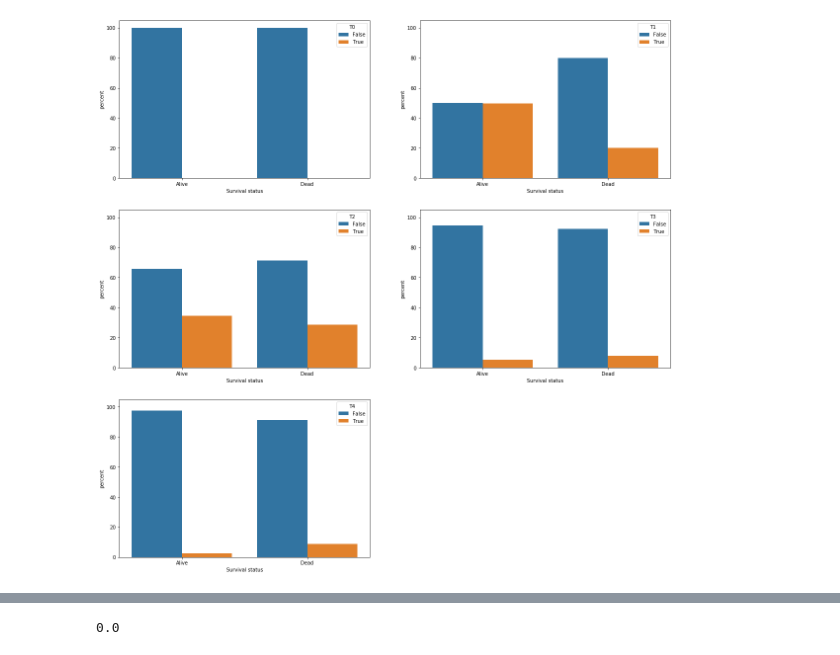
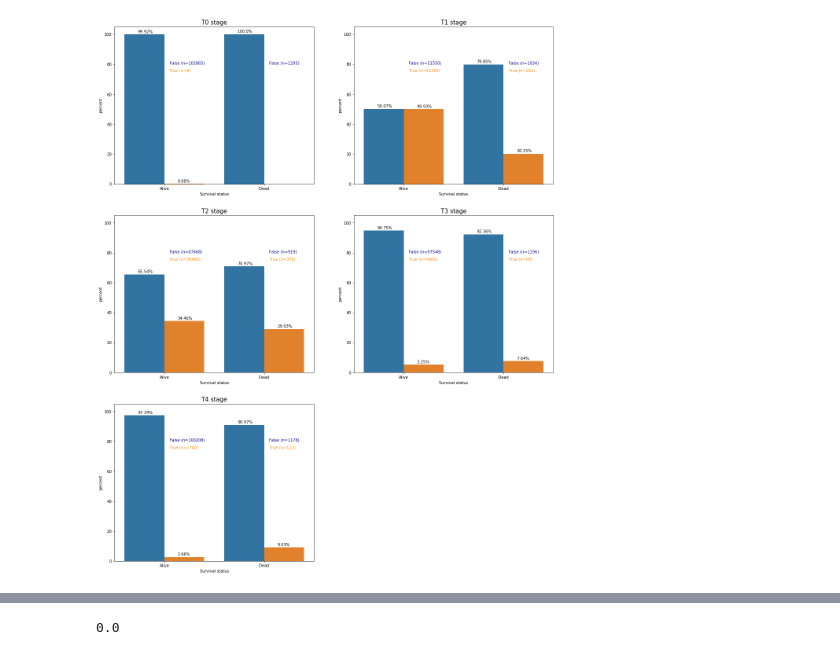
Before and after one commit to ElsaGH/TFM_Elsa_Garcia_Hernandez, a Jupyter notebook: Notebooks/Breast Cancer/6_Associations.ipynb, the cells around one changed output, grey strips where cells are left out. Cells and saved outputs as stored; diff of their text form; code cells hidden in the pictures.

```diff
--- a/Notebooks/Breast Cancer/6_Associations.ipynb
+++ b/Notebooks/Breast Cancer/6_Associations.ipynb
@@ -72,5 +66,0 @@ Memory used: 34.9 MB
-# %%
-for col in ['SEX', 'ETHNICITY']:
-    df[col] = df[col].astype('category')
-
-df.head()
@@ -236,17 +200,25 @@ ax = (df.groupby(x)[y]
  .mul(100)
  .rename('percent')
  .reset_index()
- .pipe((sns.catplot,'data'), x = x, y = 'percent', hue = y, kind = 'bar'))
+ .pipe((sns.catplot,'data'), x = x, y = 'percent', hue = y, kind = 'bar', legend=False))
 
-ax.set(xticklabels=['Alive','Dead'])
-ax.set(xlabel='Survival status')
+ax.ax.set_xticklabels(['Alive','Dead'])
+ax.ax.set_xlabel('Survival status', fontsize=12)
+ax.ax.set_title('Number of tumours per patient', fontsize=20)
 plt.gcf().set_size_inches(10,6)
+
 
 for p in ax.ax.patches:
     txt = str(p.get_height().round(2)) + '%'
     txt_x = p.get_x() + p.get_width() / 3
     txt_y = p.get_height() + 1
     ax.ax.text(txt_x,txt_y,txt)
+
+ax.ax.text(0.01, 80, "1 tumour (n=100493)", horizontalalignment='left', size='medium', color='darkblue')
+ax.ax.text(0.01, 76, "2 tumours (n=2407)", horizontalalignment='left', size='medium', color='darkorange')
+ax.ax.text(0.01, 72, "3 tumours (n=48)", horizontalalignment='left', size='medium', color='darkgreen')
+ax.ax.text(1, 80, "1 tumour (n=1281)", horizontalalignment='left', size='medium', color='darkblue')
+ax.ax.text(1, 76, "2 tumours (n=14)", horizontalalignment='left', size='medium', color='darkorange');
 # %% [output]
 posx and posy should be finite values
 posx and posy should be finite values
@@ -676,5 +957,5 @@ print(p_val)
 # %%
-f, axes = plt.subplots(3, 2, figsize=(20, 20))
+f, axes = plt.subplots(3, 2, figsize=(20, 25))
 # sns.despine(left=True)
 
 #Figure 1
@@ -686,11 +967,22 @@ ax = (df.groupby(x)[y]
  .reset_index()
  .pipe((sns.catplot,'data'), x = x, y = 'percent', hue = y, kind = 'bar', ax=axes[0, 0]))
 
+axes[0,0].set_title('T0 stage', fontsize=15)
 axes[0,0].set(xticklabels=['Alive','Dead'])
 axes[0,0].set(xlabel='Survival status')
 axes[0,0].set_ylim(0,105)
+axes[0,0].get_legend().remove()
 plt.gcf().set_size_inches(10,6)
 
+for p in axes[0,0].patches:
+    txt = str(p.get_height().round(2)) + '%'
+    txt_x = p.get_x() + p.get_width() / 3
+    txt_y = p.get_height() + 1
+    axes[0,0].text(txt_x,txt_y,txt)
+
+axes[0,0].text(0.05, 80, "False (n=102865)", horizontalalignment='left', size='medium', color='darkblue')
+axes[0,0].text(0.05, 75, "True (n=8)", horizontalalignment='left', size='medium', color='darkorange')
+axes[0,0].text(1.05, 80, "False (n=1295)", horizontalalignment='left', size='medium', color='darkblue')
 
 #Figure 2
 x, y = 'DEAD', 'T1'
@@ -701,10 +993,23 @@ ax = (df.groupby(x)[y]
  .reset_index()
  .pipe((sns.catplot,'data'), x = x, y = 'percent', hue = y, kind = 'bar', ax=axes[0, 1]))
 
+axes[0,1].set_title('T1 stage', fontsize=15)
 axes[0,1].set(xticklabels=['Alive','Dead'])
 axes[0,1].set(xlabel='Survival status')
 axes[0,1].set_ylim(0,105)
+axes[0,1].get_legend().remove()
 plt.gcf().set_size_inches(10,6)
+
+for p in axes[0,1].patches:
+    txt = str(p.get_height().round(2)) + '%'
+    txt_x = p.get_x() + p.get_width() / 3
+    txt_y = p.get_height() + 1
+    axes[0,1].text(txt_x,txt_y,txt)
+
+axes[0,1].text(0.05, 80, "False (n=51550)", horizontalalignment='left', size='medium', color='darkblue')
+axes[0,1].text(0.05, 75, "True (n=51398)", horizontalalignment='left', size='medium', color='darkorange')
+axes[0,1].text(1.05, 80, "False (n=1034)", horizontalalignment='left', size='medium', color='darkblue')
+axes[0,1].text(1.05, 75, "True (n=261)", horizontalalignment='left', size='medium', color='darkorange')
 
 
 #Figure 3
@@ -716,10 +1021,23 @@ ax = (df.groupby(x)[y]
  .reset_index()
  .pipe((sns.catplot,'data'), x = x, y = 'percent', hue = y, kind = 'bar', ax=axes[1, 0]))
 
+axes[1,0].set_title('T2 stage', fontsize=15)
 axes[1,0].set(xticklabels=['Alive','Dead'])
 axes[1,0].set(xlabel='Survival status')
 axes[1,0].set_ylim(0,105)
+axes[1,0].get_legend().remove()
 plt.gcf().set_size_inches(10,6)
+
+for p in axes[1,0].patches:
+    txt = str(p.get_height().round(2)) + '%'
+    txt_x = p.get_x() + p.get_width() / 3
+    txt_y = p.get_height() + 1
+    axes[1,0].text(txt_x,txt_y,txt)
+
+axes[1,0].text(0.05, 80, "False (n=67468)", horizontalalignment='left', size='medium', color='darkblue')
+axes[1,0].text(0.05, 75, "True (n=35480)", horizontalalignment='left', size='medium', color='darkorange')
+axes[1,0].text(1.05, 80, "False (n=919)", horizontalalignment='left', size='medium', color='darkblue')
+axes[1,0].text(1.05, 75, "True (n=376)", horizontalalignment='left', size='medium', color='darkorange')
 
 
 #Figure 4
@@ -731,10 +1049,23 @@ ax = (df.groupby(x)[y]
  .reset_index()
  .pipe((sns.catplot,'data'), x = x, y = 'percent', hue = y, kind = 'bar', ax=axes[1, 1]))
 
+axes[1,1].set_title('T3 stage', fontsize=15)
 axes[1,1].set(xticklabels=['Alive','Dead'])
 axes[1,1].set(xlabel='Survival status')
 axes[1,1].set_ylim(0,105)
+axes[1,1].get_legend().remove()
 plt.gcf().set_size_inches(10,6)
+
+for p in axes[1,1].patches:
+    txt = str(p.get_height().round(2)) + '%'
+    txt_x = p.get_x() + p.get_width() / 3
+    txt_y = p.get_height() + 1
+    axes[1,1].text(txt_x,txt_y,txt)
+
+axes[1,1].text(0.05, 80, "False (n=97548)", horizontalalignment='left', size='medium', color='darkblue')
+axes[1,1].text(0.05, 75, "True (n=5400)", horizontalalignment='left', size='medium', color='darkorange')
+axes[1,1].text(1.05, 80, "False (n=1196)", horizontalalignment='left', size='medium', color='darkblue')
+axes[1,1].text(1.05, 75, "True (n=99)", horizontalalignment='left', size='medium', color='darkorange')
 
 
 #Figure 5
@@ -746,19 +1077,23 @@ ax = (df.groupby(x)[y]
  .reset_index()
  .pipe((sns.catplot,'data'), x = x, y = 'percent', hue = y, kind = 'bar', ax=axes[2, 0]))
 
+axes[2,0].set_title('T4 stage', fontsize=15)
 axes[2,0].set(xticklabels=['Alive','Dead'])
 axes[2,0].set(xlabel='Survival status')
 axes[2,0].set_ylim(0,105)
+axes[2,0].get_legend().remove()
 plt.gcf().set_size_inches(10,6)
 
+for p in axes[2,0].patches:
+    txt = str(p.get_height().round(2)) + '%'
+    txt_x = p.get_x() + p.get_width() / 3
+    txt_y = p.get_height() + 1
+    axes[2,0].text(txt_x,txt_y,txt)
 
-
-# for p in ax.ax.patches:
-#     txt = str(p.get_height().round(2)) + '%'
-#     txt_x = p.get_x() + p.get_width() / 3
-#     txt_y = p.get_height() + 1
-#     ax.ax.text(txt_x,txt_y,txt)
-
+axes[2,0].text(0.05, 80, "False (n=100208)", horizontalalignment='left', size='medium', color='darkblue')
+axes[2,0].text(0.05, 75, "True (n=2740)", horizontalalignment='left', size='medium', color='darkorange')
+axes[2,0].text(1.05, 80, "False (n=1178)", horizontalalignment='left', size='medium', color='darkblue')
+axes[2,0].text(1.05, 75, "True (n=117)", horizontalalignment='left', size='medium', color='darkorange')
 
 plt.close(2)
 plt.close(3)
@@ -771,4 +1108,4 @@ plt.show()
-[figure, old version]
+[figure, new version]
 # %%
 contingency = pd.crosstab(df['DEAD'], df['T0'])
 contingency
```
Also changed, not shown: parts of 295 cells of this notebook.
